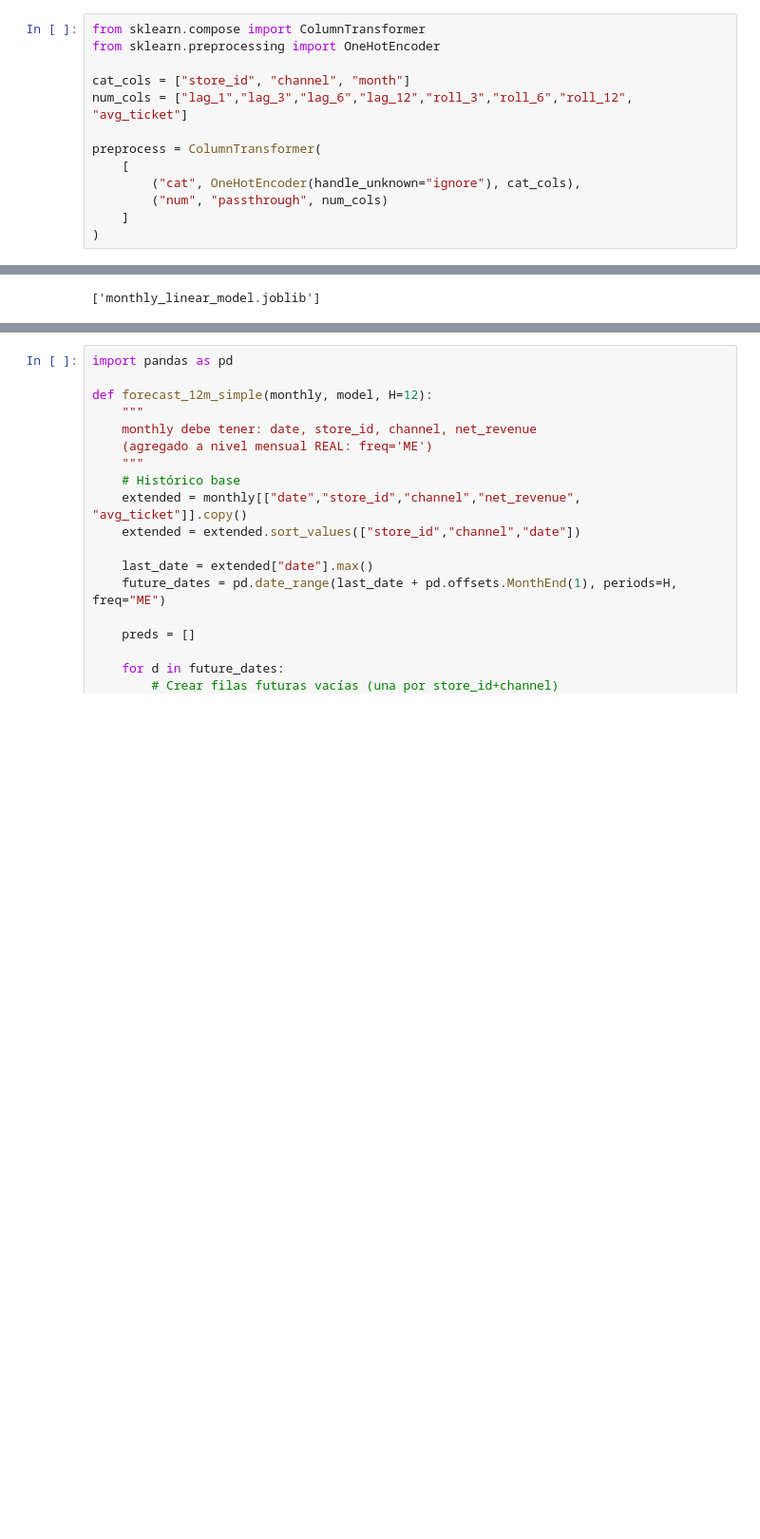
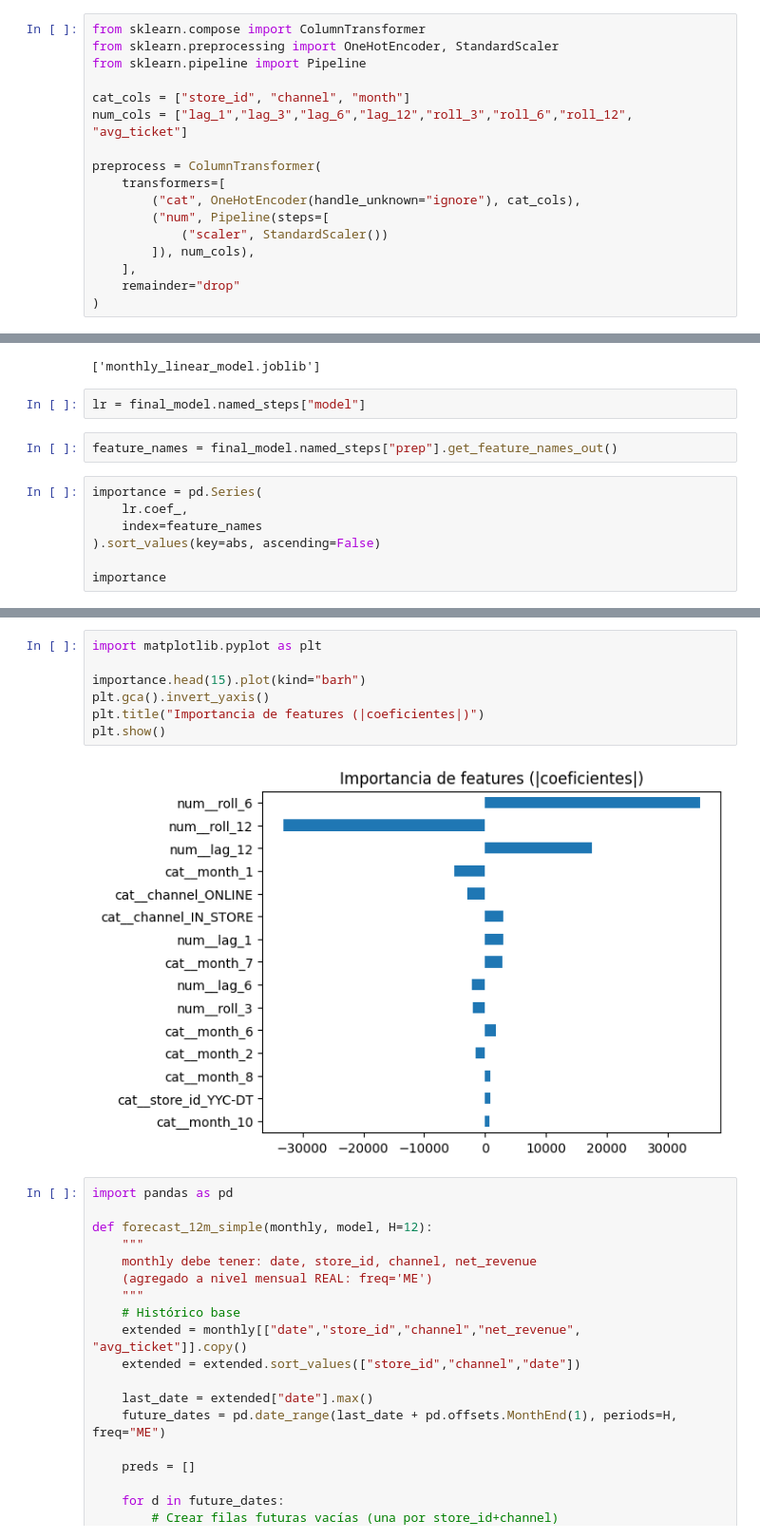
Before and after one commit to asierrodri/ML-Project, a Jupyter notebook: ventas_ML.ipynb, the cells around one changed output, grey strips where cells are left out. Shown at 95% size. Drawn from its saved outputs; the diff is of its cells as text; blank space fills up the shorter version.

```diff
--- a/ventas_ML.ipynb
+++ b/ventas_ML.ipynb
@@ -161,16 +161,20 @@ dtypes: datetime64[ns](1), float64(2), int32(2), int64(1), object(2)
 memory usage: 22.5+ KB
 # %%
 from sklearn.compose import ColumnTransformer
-from sklearn.preprocessing import OneHotEncoder
+from sklearn.preprocessing import OneHotEncoder, StandardScaler
+from sklearn.pipeline import Pipeline
 
 cat_cols = ["store_id", "channel", "month"]
 num_cols = ["lag_1","lag_3","lag_6","lag_12","roll_3","roll_6","roll_12", "avg_ticket"]
 
 preprocess = ColumnTransformer(
-    [
+    transformers=[
         ("cat", OneHotEncoder(handle_unknown="ignore"), cat_cols),
-        ("num", "passthrough", num_cols)
-    ]
+        ("num", Pipeline(steps=[
+            ("scaler", StandardScaler())
+        ]), num_cols),
+    ],
+    remainder="drop"
 )
 # %%
 H = 12
@@ -556,3 +562,14 @@ import joblib
 joblib.dump(final_model, "monthly_linear_model.joblib")
 # %% [output]
 ['monthly_linear_model.joblib']
+# %%
+lr = final_model.named_steps["model"]
+# %%
+feature_names = final_model.named_steps["prep"].get_feature_names_out()
+# %%
+importance = pd.Series(
+    lr.coef_,
+    index=feature_names
+).sort_values(key=abs, ascending=False)
+
+importance
@@ -559,3 +594,12 @@ joblib.dump(final_model, "monthly_linear_model.joblib")
+# %%
+import matplotlib.pyplot as plt
+
+importance.head(15).plot(kind="barh")
+plt.gca().invert_yaxis()
+plt.title("Importancia de features (|coeficientes|)")
+plt.show()
+# %% [output]
+[figure, added]
 # %%
 import pandas as pd
 
```
Also changed, not shown: parts of 9 cells of this notebook, 42 other files.
